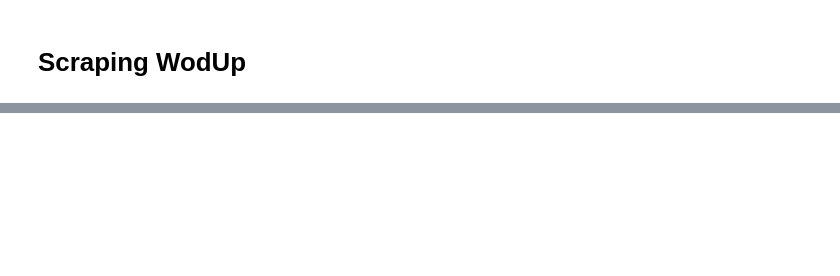
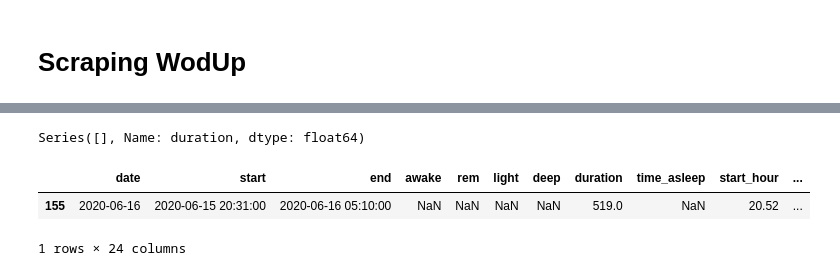
Before and after one commit to AI-AF/hnagib-training-dashboard, a Jupyter notebook: notebooks/hn-sleep-plots.ipynb, the cells around one changed output, grey strips where cells are left out. Drawn from its saved outputs; the diff is of its cells as text; code cells hidden in the pictures; blank space fills up the shorter version.

```diff
--- a/notebooks/hn-sleep-plots.ipynb
+++ b/notebooks/hn-sleep-plots.ipynb
@@ -150,0 +191,10 @@ save(p, template=htmltext.bokeh_template)
+# %%
+df.loc[df['time_asleep'].isna(), "time_asleep"] = df.loc[df['time_asleep'].isna(), "duration"] * 0.75
+# %% [output]
+Series([], Name: duration, dtype: float64)
+# %%
+df_sleep.query('date=="2020-06-16"')
+# %% [output]
+|  | date | start | end | awake | rem | light | deep | duration | time_asleep | start_hour | ... |
+| 155 | 2020-06-16 | 2020-06-15 20:31:00 | 2020-06-16 05:10:00 | NaN | NaN | NaN | NaN | 519.0 | NaN | 20.52 | ... |
+1 rows × 24 columns
```
Also changed, not shown: parts of 17 cells of this notebook, 4 other files.
